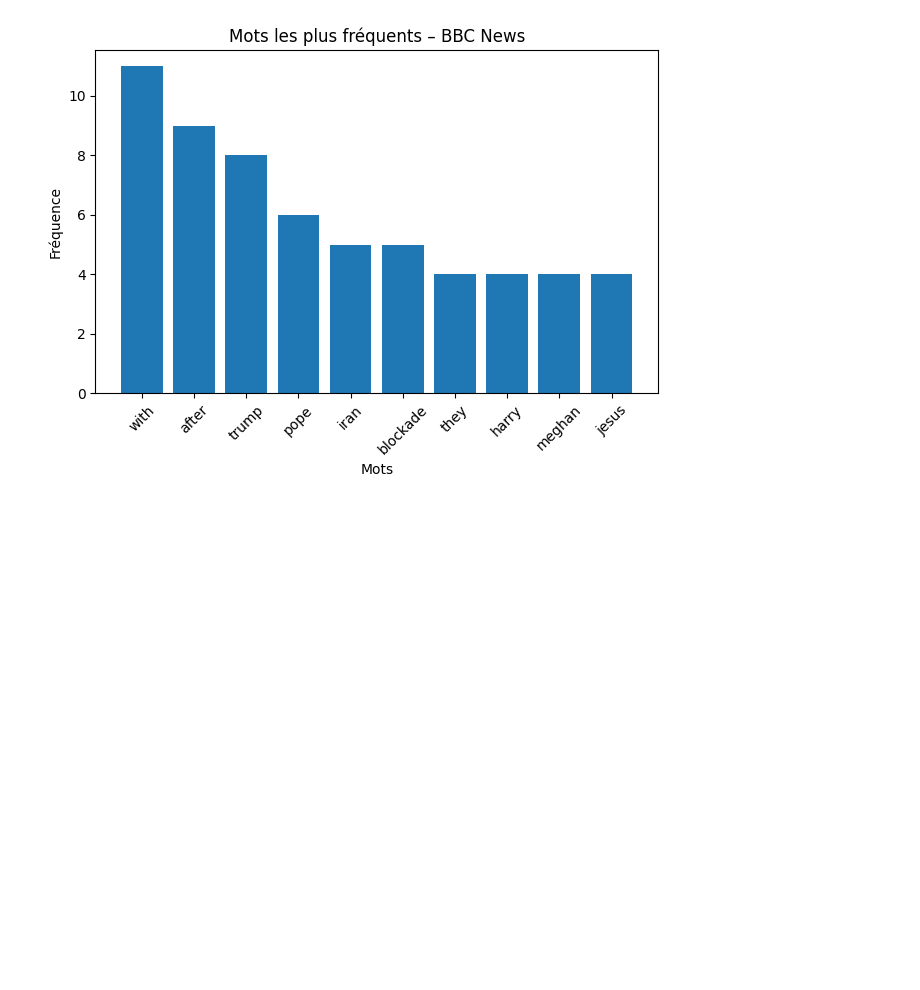
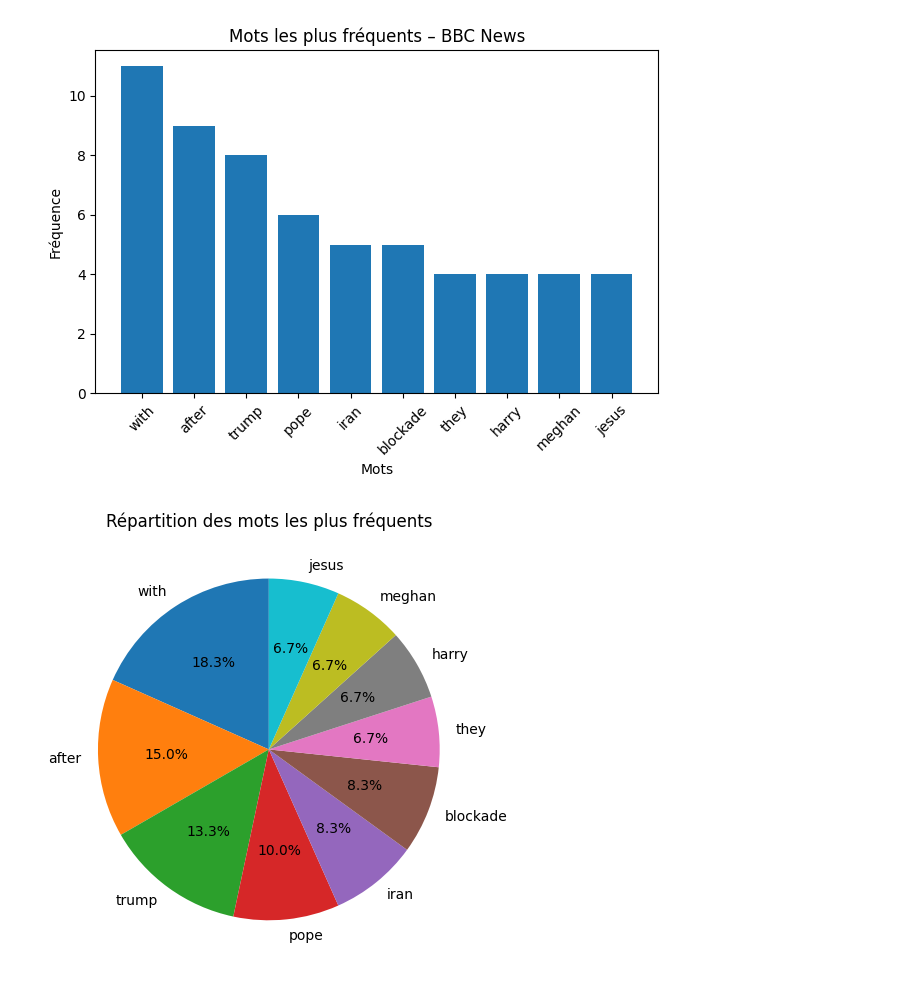
Before and after one commit to CollegeBoreal/INF1102-201-26H-03, a Jupyter notebook: 8.Project/300141429/RAPPORT.ipynb, the cells around one changed output. Cells and saved outputs as stored; diff of their text form; code cells hidden in the pictures; blank space fills up the shorter version.

```diff
--- a/8.Project/300141429/RAPPORT.ipynb
+++ b/8.Project/300141429/RAPPORT.ipynb
@@ -37,3 +37,11 @@ plt.tight_layout()
 plt.show()
 # %% [output]
 [figure]
+# %%
+plt.figure()
+plt.pie(values, labels=labels, autopct="%1.1f%%", startangle=90)
+plt.title("Répartition des mots les plus fréquents")
+plt.tight_layout()
+plt.show()
+# %% [output]
+[figure, added]
```
Also changed, not shown: parts of 2 cells of this notebook.
